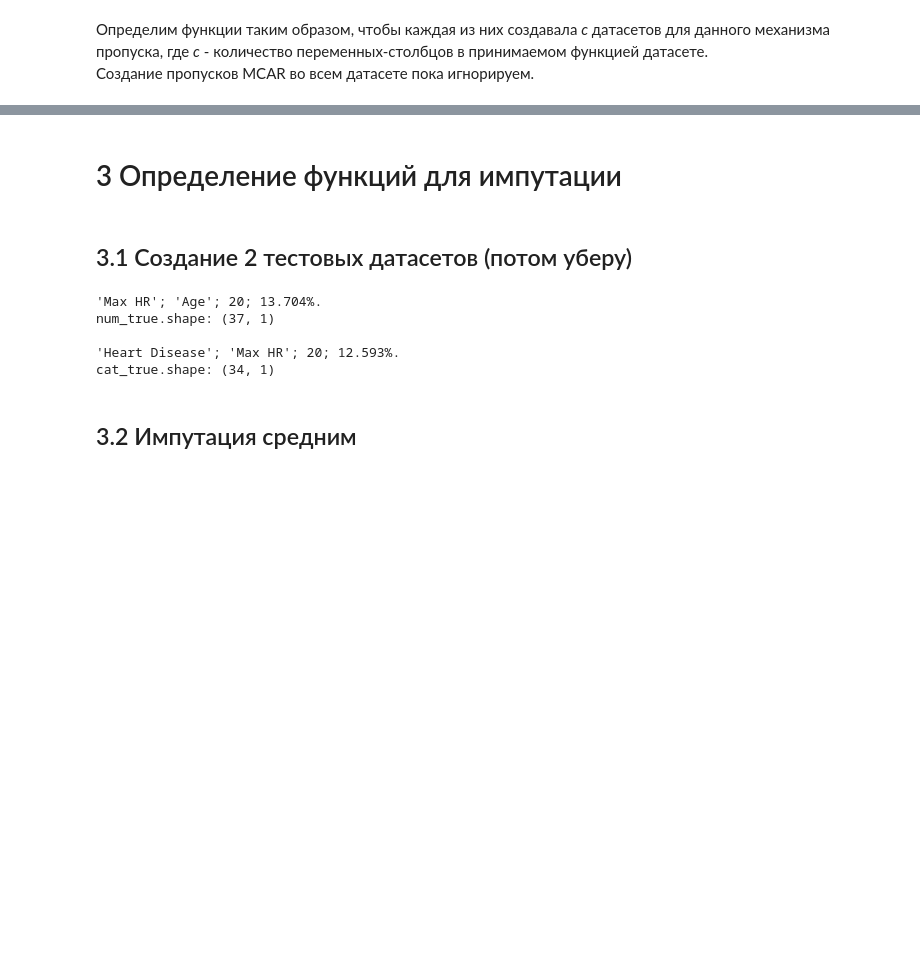
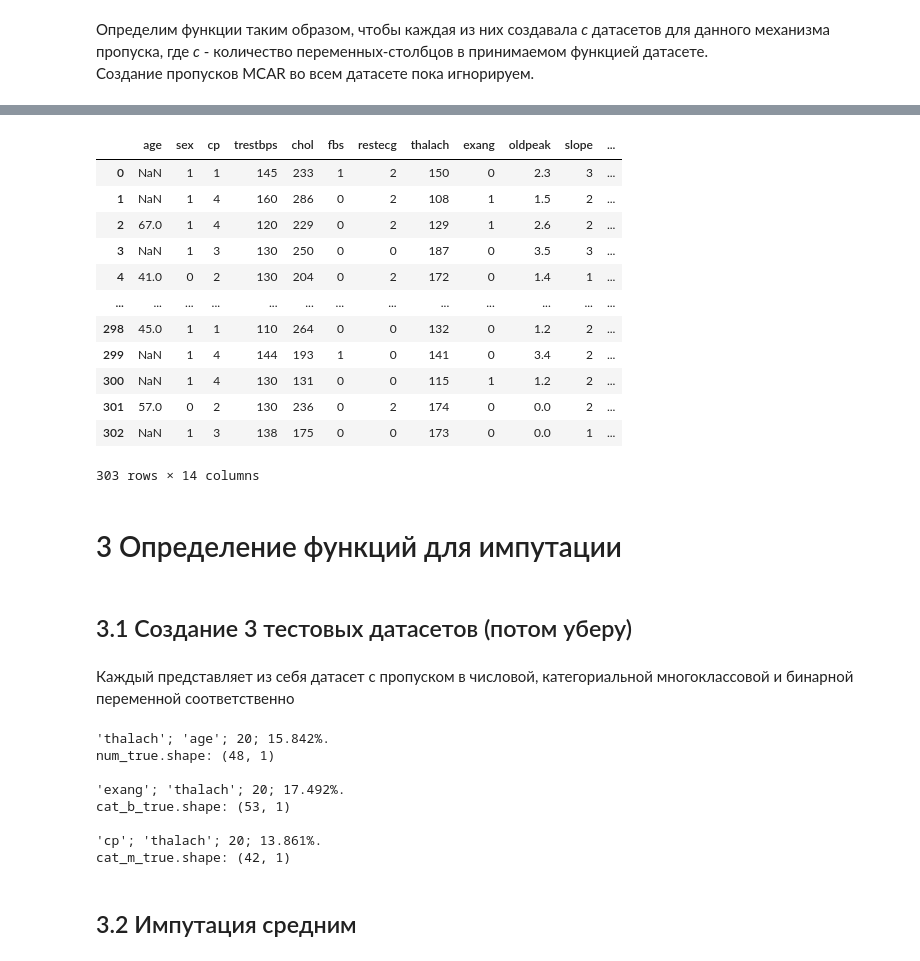
Before and after one commit to ngumbk/grad_missing_imputation, a Jupyter notebook: Research Notebooks/Data_reseach.ipynb, the cells around one changed output, grey strips where cells are left out. Saved outputs shown, nothing was run; the diff lists cells and outputs as text; code cells hidden in the pictures; blank space fills up the shorter version.

```diff
--- a/Research Notebooks/Data_reseach.ipynb
+++ b/Research Notebooks/Data_reseach.ipynb
@@ -506,0 +333,2 @@ test_set[2]['phd_data_MCAR60_Age']
+# %%
+test_set = make_set_of_datasets(cchd_data, 'MCAR', 'cchd_data', miss_parameters=[5, 20, 60])
@@ -507,29 +353,56 @@ test_set[2]['phd_data_MCAR60_Age']
+# %%
+test_set[2]['cchd_data_MCAR60_age']
+# %% [output]
+|  | age | sex | cp | trestbps | chol | fbs | restecg | thalach | exang | oldpeak | slope | ... |
+| 0 | NaN | 1 | 1 | 145 | 233 | 1 | 2 | 150 | 0 | 2.3 | 3 | ... |
+| 1 | NaN | 1 | 4 | 160 | 286 | 0 | 2 | 108 | 1 | 1.5 | 2 | ... |
+| 2 | 67.0 | 1 | 4 | 120 | 229 | 0 | 2 | 129 | 1 | 2.6 | 2 | ... |
+| 3 | NaN | 1 | 3 | 130 | 250 | 0 | 0 | 187 | 0 | 3.5 | 3 | ... |
+| 4 | 41.0 | 0 | 2 | 130 | 204 | 0 | 2 | 172 | 0 | 1.4 | 1 | ... |
+| ... | ... | ... | ... | ... | ... | ... | ... | ... | ... | ... | ... | ... |
+| 298 | 45.0 | 1 | 1 | 110 | 264 | 0 | 0 | 132 | 0 | 1.2 | 2 | ... |
+| 299 | NaN | 1 | 4 | 144 | 193 | 1 | 0 | 141 | 0 | 3.4 | 2 | ... |
+| 300 | NaN | 1 | 4 | 130 | 131 | 0 | 0 | 115 | 1 | 1.2 | 2 | ... |
+| 301 | 57.0 | 0 | 2 | 130 | 236 | 0 | 2 | 174 | 0 | 0.0 | 2 | ... |
+| 302 | NaN | 1 | 3 | 138 | 175 | 0 | 0 | 173 | 0 | 0.0 | 1 | ... |
+303 rows × 14 columns
 # %% [markdown]
 # 3 Определение функций для импутации <a class="anchor" id="chapter3"></a>
 # %%
 from sklearn.model_selection import train_test_split
 from sklearn.preprocessing import StandardScaler
 # %% [markdown]
-## 3.1 Создание 2 тестовых датасетов (потом уберу) <a class="anchor" id="section_3_1"></a>
+## 3.1 Создание 3 тестовых датасетов (потом уберу) <a class="anchor" id="section_3_1"></a>
+# %% [markdown]
+Каждый представляет из себя датасет с пропуском в числовой, категориальной многоклассовой и бинарной переменной соответственно
 # %%
-phd_mar_num20_test = make_mar(phd_data, area='Max HR', area_dependent='Age', miss_parameter=20)
+cchd_mar_num20_test = make_mar(cchd_data, area='thalach', area_dependent='age', miss_parameter=20)
 # вектор истинных значений
-num_test_mask_null = phd_mar_num20_test['Max HR'].isnull()
-num_true = np.array(phd_data.loc[num_test_mask_null == True, 'Max HR']).reshape(-1, 1) # берем только те строки, в которых в column пропуск
+num_test_mask_null = cchd_mar_num20_test['thalach'].isnull()
+num_true = np.array(cchd_data.loc[num_test_mask_null == True, 'thalach']).reshape(-1, 1) # берем только те строки, в которых в column пропуск
 print('num_true.shape:', num_true.shape, end='\n\n')
 
 
-phd_mar_cat20_test = make_mar(phd_data, area='Heart Disease', area_dependent='Max HR', miss_parameter=20)
+cchd_mar_cat20_b_test = make_mar(cchd_data, area='exang', area_dependent='thalach', miss_parameter=20)
 # вектор истинных значений
-cat_test_mask_null = phd_mar_cat20_test['Heart Disease'].isnull()
-cat_true = np.array(phd_data.loc[cat_test_mask_null == True, 'Heart Disease']).reshape(-1, 1) # берем только те строки, в которых в column пропуск
-print('cat_true.shape:', cat_true.shape)
+cat_b_test_mask_null = cchd_mar_cat20_b_test['exang'].isnull()
+cat_b_true = np.array(cchd_data.loc[cat_b_test_mask_null == True, 'exang']).reshape(-1, 1) # берем только те строки, в которых в column пропуск
+print('cat_b_true.shape:', cat_b_true.shape, end='\n\n')
+
+cchd_mar_cat20_m_test = make_mar(cchd_data, area='cp', area_dependent='thalach', miss_parameter=20)
+# вектор истинных значений
+cat_m_test_mask_null = cchd_mar_cat20_m_test['cp'].isnull()
+cat_m_true = np.array(cchd_data.loc[cat_m_test_mask_null == True, 'cp']).reshape(-1, 1) # берем только те строки, в которых в column пропуск
+print('cat_m_true.shape:', cat_m_true.shape)
 # %% [output]
-'Max HR'; 'Age'; 20; 13.704%.
-num_true.shape: (37, 1)
+'thalach'; 'age'; 20; 15.842%.
+num_true.shape: (48, 1)
 
-'Heart Disease'; 'Max HR'; 20; 12.593%.
-cat_true.shape: (34, 1)
+'exang'; 'thalach'; 20; 17.492%.
+cat_b_true.shape: (53, 1)
+
+'cp'; 'thalach'; 20; 13.861%.
+cat_m_true.shape: (42, 1)
 # %% [markdown]
 ## 3.2 Импутация средним <a class="anchor" id="section_3_2"></a>
 # %%
```
Also changed, not shown: parts of 91 cells of this notebook, 1 other file.
